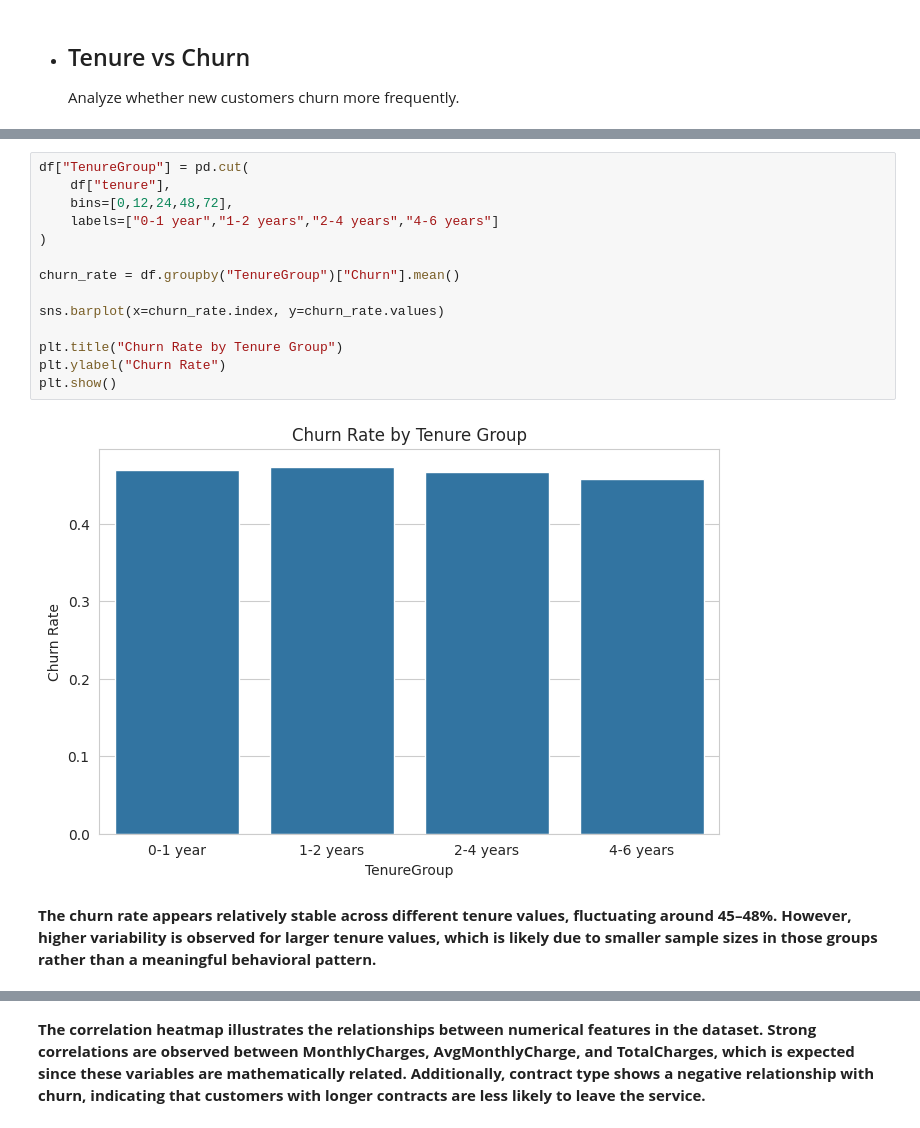
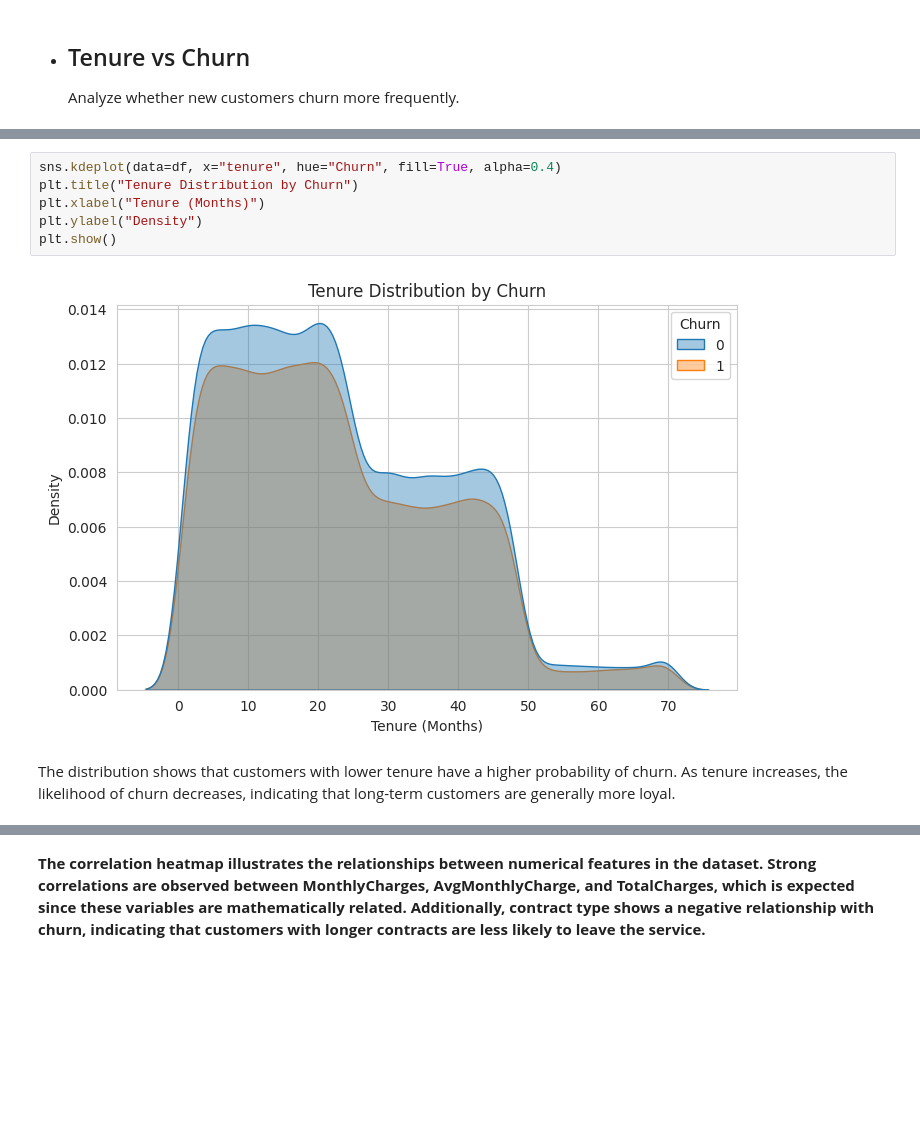
Before and after one commit to linda-bsharat/telco-customer-churn-prediction, a Jupyter notebook: notebooks/02_eda_and_visualization.ipynb, the cells around one changed output, grey strips where cells are left out. Drawn from its saved outputs; the diff is of its cells as text; blank space fills up the shorter version.

```diff
--- a/notebooks/02_eda_and_visualization.ipynb
+++ b/notebooks/02_eda_and_visualization.ipynb
@@ -157,18 +123,10 @@ plt.show()
-# %%
-df["TenureGroup"] = pd.cut(
-    df["tenure"],
-    bins=[0,12,24,48,72],
-    labels=["0-1 year","1-2 years","2-4 years","4-6 years"]
-)
-
-churn_rate = df.groupby("TenureGroup")["Churn"].mean()
-
-sns.barplot(x=churn_rate.index, y=churn_rate.values)
-
-plt.title("Churn Rate by Tenure Group")
-plt.ylabel("Churn Rate")
-plt.show()
-# %% [output]
-[figure, removed]
-# %% [markdown]
-**The churn rate appears relatively stable across different tenure values, fluctuating around 45–48%. However, higher variability is observed for larger tenure values, which is likely due to smaller sample sizes in those groups rather than a meaningful behavioral pattern.**
+# %%
+sns.kdeplot(data=df, x="tenure", hue="Churn", fill=True, alpha=0.4)
+plt.title("Tenure Distribution by Churn")
+plt.xlabel("Tenure (Months)")
+plt.ylabel("Density")
+plt.show()
+# %% [output]
+[figure, added]
+# %% [markdown]
+The distribution shows that customers with lower tenure have a higher probability of churn. As tenure increases, the likelihood of churn decreases, indicating that long-term customers are generally more loyal.
```
Also changed, not shown: parts of 36 cells of this notebook.
